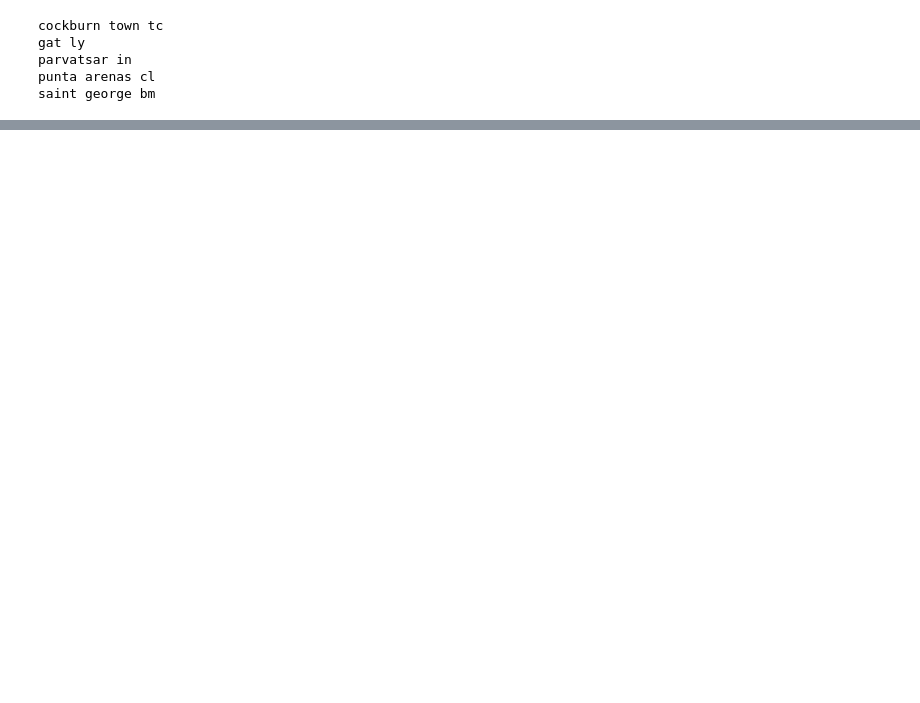
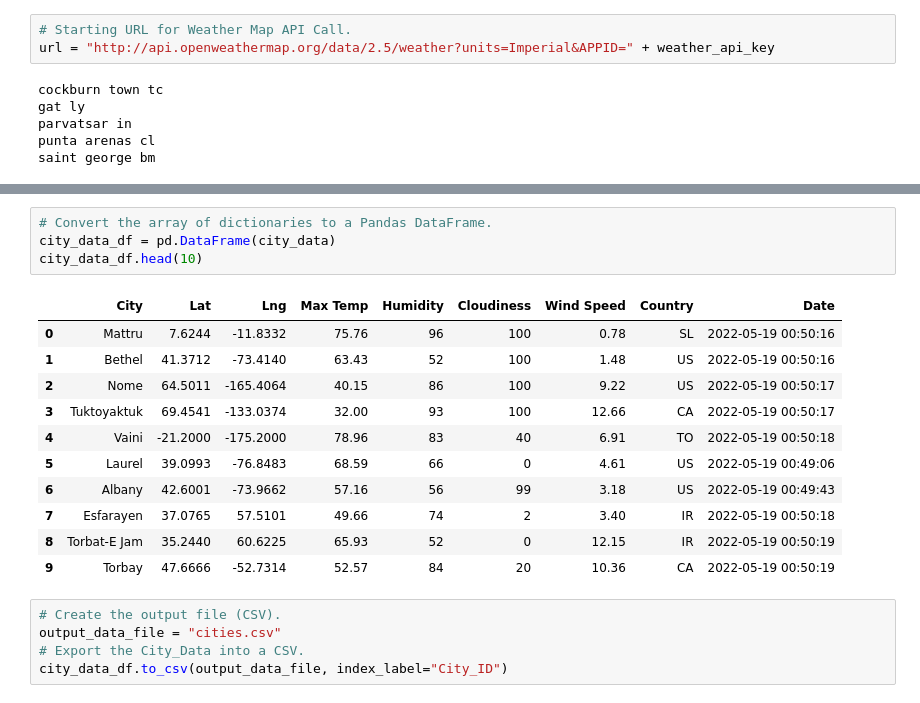
Before and after one commit to andrescab/World_Weather_Analysis, a Jupyter notebook: WeatherPy.ipynb, the cells around one changed output, grey strips where cells are left out. Cells and saved outputs as stored; diff of their text form; blank space fills up the shorter version.

```diff
--- a/WeatherPy.ipynb
+++ b/WeatherPy.ipynb
@@ -34,6 +39,8 @@ len(cities)
 # %% [output]
 5
 # %%
+# Starting URL for Weather Map API Call.
+url = "http://api.openweathermap.org/data/2.5/weather?units=Imperial&APPID=" + weather_api_key
 # %% [output]
 cockburn town tc
 gat ly
@@ -45,0 +135,21 @@ saint george bm
+# %%
+# Convert the array of dictionaries to a Pandas DataFrame.
+city_data_df = pd.DataFrame(city_data)
+city_data_df.head(10)
+# %% [output]
+|  | City | Lat | Lng | Max Temp | Humidity | Cloudiness | Wind Speed | Country | Date |
+| 0 | Mattru | 7.6244 | -11.8332 | 75.76 | 96 | 100 | 0.78 | SL | 2022-05-19 00:50:16 |
+| 1 | Bethel | 41.3712 | -73.4140 | 63.43 | 52 | 100 | 1.48 | US | 2022-05-19 00:50:16 |
+| 2 | Nome | 64.5011 | -165.4064 | 40.15 | 86 | 100 | 9.22 | US | 2022-05-19 00:50:17 |
+| 3 | Tuktoyaktuk | 69.4541 | -133.0374 | 32.00 | 93 | 100 | 12.66 | CA | 2022-05-19 00:50:17 |
+| 4 | Vaini | -21.2000 | -175.2000 | 78.96 | 83 | 40 | 6.91 | TO | 2022-05-19 00:50:18 |
+| 5 | Laurel | 39.0993 | -76.8483 | 68.59 | 66 | 0 | 4.61 | US | 2022-05-19 00:49:06 |
+| 6 | Albany | 42.6001 | -73.9662 | 57.16 | 56 | 99 | 3.18 | US | 2022-05-19 00:49:43 |
+| 7 | Esfarayen | 37.0765 | 57.5101 | 49.66 | 74 | 2 | 3.40 | IR | 2022-05-19 00:50:18 |
+| 8 | Torbat-E Jam | 35.2440 | 60.6225 | 65.93 | 52 | 0 | 12.15 | IR | 2022-05-19 00:50:19 |
+| 9 | Torbay | 47.6666 | -52.7314 | 52.57 | 84 | 20 | 10.36 | CA | 2022-05-19 00:50:19 |
+# %%
+# Create the output file (CSV).
+output_data_file = "cities.csv"
+# Export the City_Data into a CSV.
+city_data_df.to_csv(output_data_file, index_label="City_ID")
```
Also changed, not shown: parts of 3 cells of this notebook, 2 other files.
